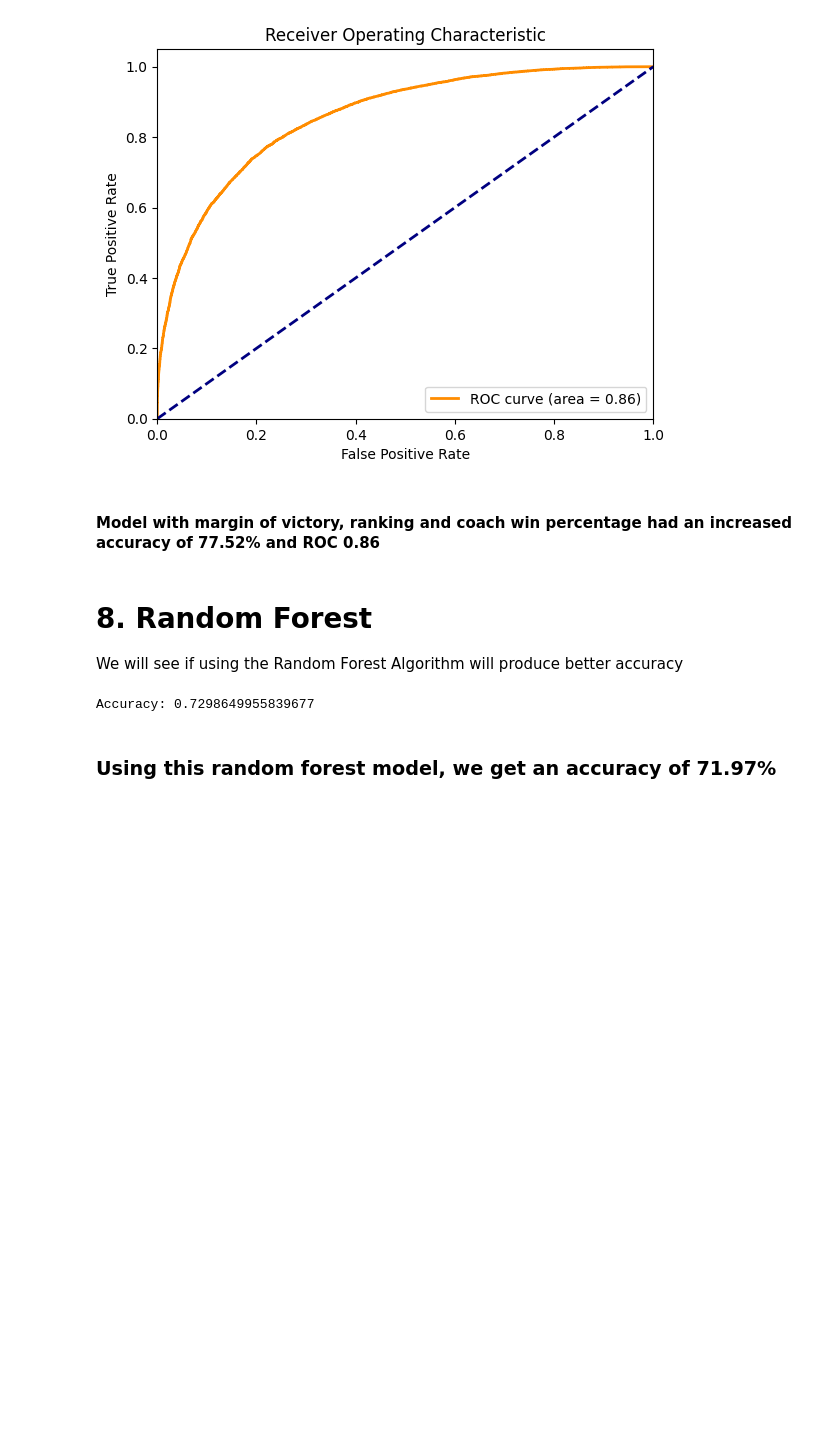
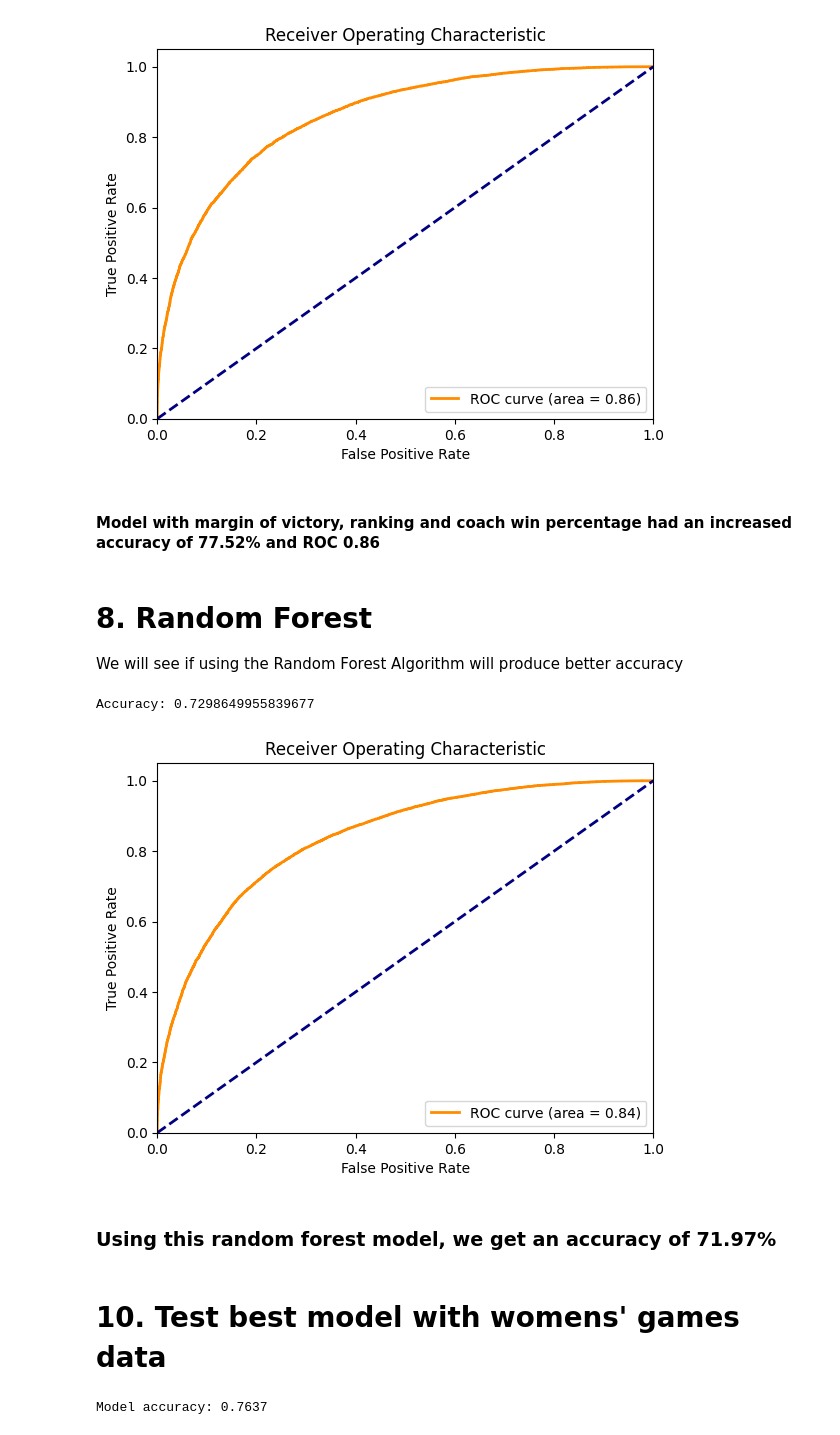
Before and after one commit to alexhalcazar/March_Madness_2025, a Jupyter notebook: jupyter notebook/logistic-regression-model.ipynb, the cells around one changed output. Saved outputs shown, nothing was run; the diff lists cells and outputs as text; code cells hidden in the pictures; blank space fills up the shorter version.

```diff
--- a/jupyter notebook/logistic-regression-model.ipynb
+++ b/jupyter notebook/logistic-regression-model.ipynb
@@ -588,5 +599,11 @@ y_pred = rf.predict(X_test)
 print('Accuracy:', accuracy_score(y_test, y_pred))
 # %% [output]
 Accuracy: 0.7298649955839677
+# %%
+plot_roc()
+# %% [output]
+[figure, added]
 # %% [markdown]
 ### Using this random forest model, we get an accuracy of 71.97%
+# %% [markdown]
+# 10. Test best model with womens' games data
@@ -592,0 +613,25 @@ Accuracy: 0.7298649955839677
+# %%
+feature_cols = [
+    'Team1_avg_points_for', 'Team1_avg_points_against', 'Team1_win_pct',
+    'Team2_avg_points_for', 'Team2_avg_points_against', 'Team2_win_pct'
+]
+
+X = matchups[feature_cols]
+y = matchups['Team1Won']
+
+# train-test split
+X_train, X_test, y_train, y_test = train_test_split(X, y, test_size=0.25, random_state=42)
+
+# scale the data
+scaler = StandardScaler()
+X_train_scaled = scaler.fit_transform(X_train)
+X_test_scaled = scaler.transform(X_test)
+
+# fit the model
+model = LogisticRegression()
+model.fit(X_train_scaled, y_train)
+y_pred = model.predict(X_test_scaled)
+accuracy = accuracy_score(y_test, y_pred)
+print(f"Model accuracy: {accuracy:.4f}")
+# %% [output]
+Model accuracy: 0.7637
```
Also changed, not shown: parts of 7 cells of this notebook.
